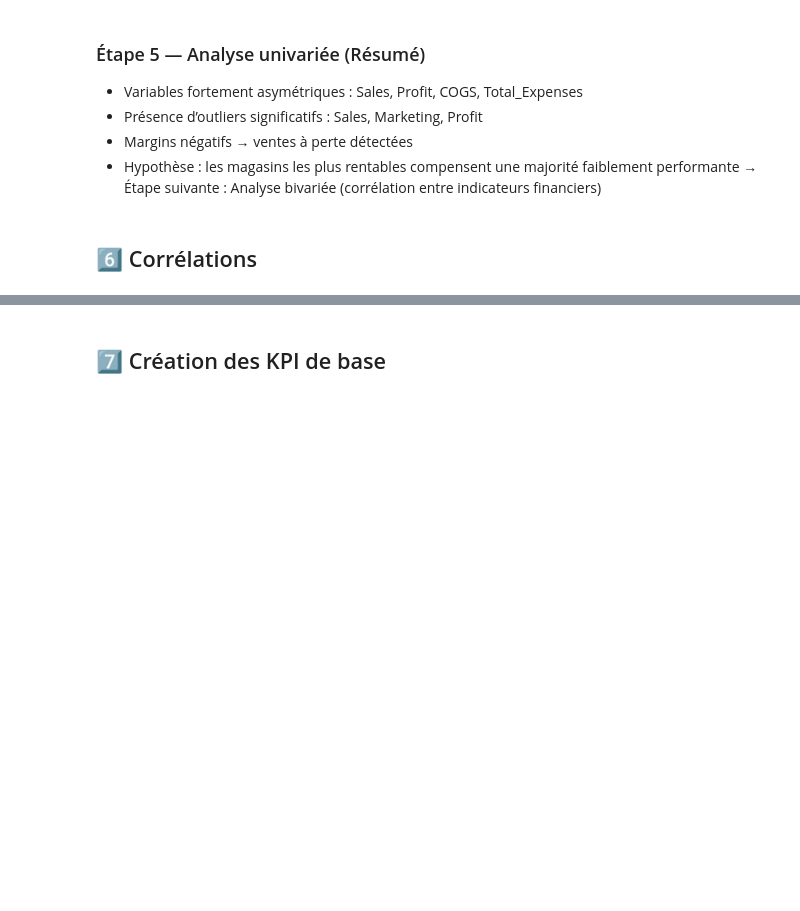
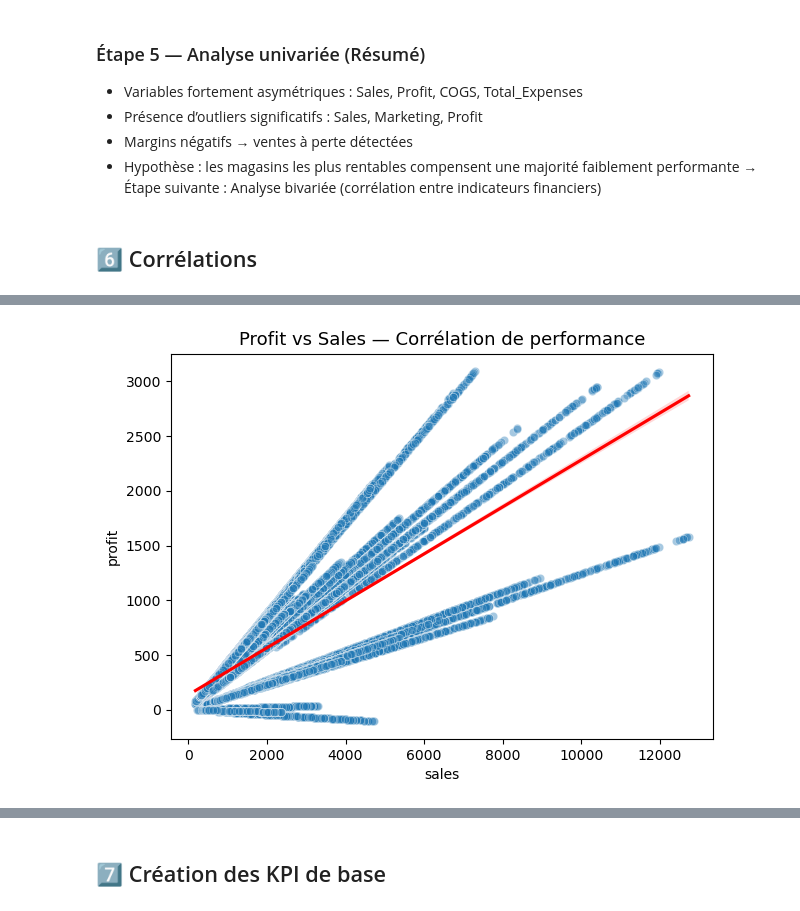
Before and after one commit to Shiiroz/MellowMood, a Jupyter notebook: NoteBook/financier.ipynb, the cells around one changed output, grey strips where cells are left out. Drawn from its saved outputs; the diff is of its cells as text; code cells hidden in the pictures; blank space fills up the shorter version.

```diff
--- a/NoteBook/financier.ipynb
+++ b/NoteBook/financier.ipynb
@@ -310,0 +323,9 @@ plt.show()
+# %%
+#  PROFIT vs SALES corrélation de performance
+plt.figure(figsize=(7, 5))
+sns.scatterplot(data=df_fin_clean, x="sales", y="profit", alpha=0.4)
+sns.regplot(data=df_fin_clean, x="sales", y="profit", scatter=False, color="red")
+plt.title("Profit vs Sales — Corrélation de performance", fontsize=13)
+plt.show()
+# %% [output]
+[figure, added]
```
Also changed, not shown: parts of 8 cells of this notebook.
